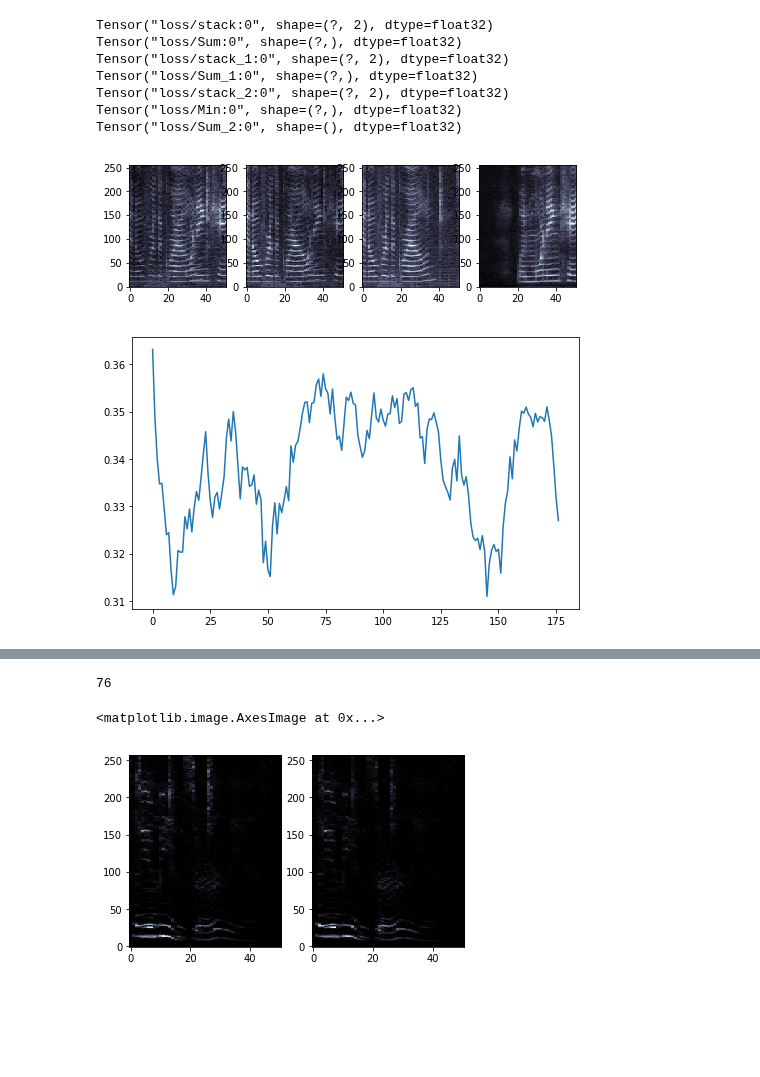
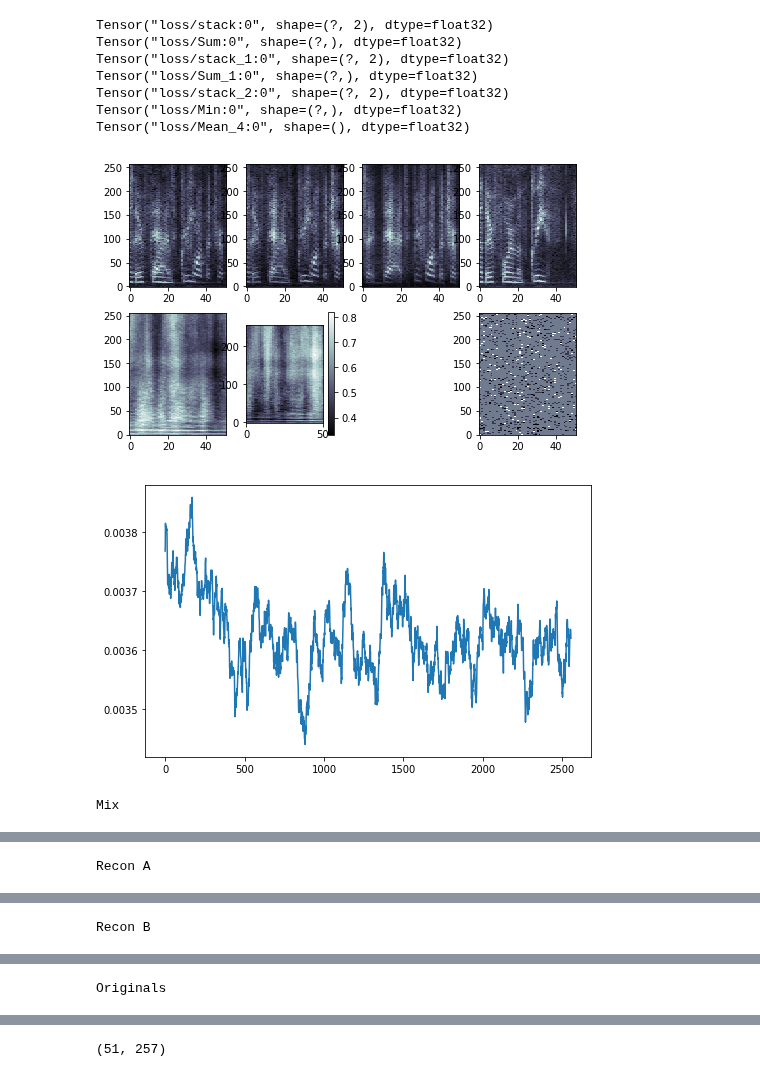
Before and after one commit to Lab41/Magnolia, a Jupyter notebook: sandbox/pit-demo/pitter-patter.ipynb, the cells around one changed output, grey strips where cells are left out. Drawn from its saved outputs; the diff is of its cells as text; code cells hidden in the pictures; blank space fills up the shorter version.

```diff
--- a/sandbox/pit-demo/pitter-patter.ipynb
+++ b/sandbox/pit-demo/pitter-patter.ipynb
@@ -17,8 +23,7 @@ from magnolia.factorization.pit import PITModel
 num_srcs = 2
 num_steps = 51
 num_freq_bins = 257
-batch_size = 64
-
+batch_size = 512
 
 def moving_average(a, n=3):
     ret = np.cumsum(a, dtype=float)
@@ -37,7 +42,7 @@ def scale_spectrogram(spectrogram):
 # %%
 tf.reset_default_graph()
 
-model = PITModel('pit-s-dnn', num_srcs, num_steps, num_freq_bins)
+model = PITModel('pit-s-dnn', num_srcs, num_steps, num_freq_bins, learning_rate=0.0005)
 sess = tf.Session()
 sess.run(tf.global_variables_initializer())
 
@@ -49,7 +54,7 @@ Tensor("loss/stack_1:0", shape=(?, 2), dtype=float32)
 Tensor("loss/Sum_1:0", shape=(?,), dtype=float32)
 Tensor("loss/stack_2:0", shape=(?, 2), dtype=float32)
 Tensor("loss/Min:0", shape=(?,), dtype=float32)
-Tensor("loss/Sum_2:0", shape=(), dtype=float32)
+Tensor("loss/Mean_4:0", shape=(), dtype=float32)
 # %%
 librispeech_dev = "/local_data/teams/magnolia/librispeech/processed_dev-clean.h5"
 librispeech_train = "/local_data/teams/magnolia/librispeech/processed_train-clean-100.h5"
@@ -57,30 +62,54 @@ librispeech_train = "/local_data/teams/magnolia/librispeech/processed_train-clea
 mixed_features = FeatureMixer([librispeech_dev, librispeech_dev], shape=(num_steps, None))
 data_batches = batcher(mixed_features, batch_size)
 # %%
-for i, batch in enumerate(islice(data_batches, 200)):
+%pdb off
+for i, batch in enumerate(islice(data_batches, 200000)):
     batch_features, batch_ref1, batch_ref2 = batch
     batch_ref1_norm, batch_ref1_norm_phase = scale_spectrogram(batch_ref1)
     batch_ref2_norm, batch_ref2_norm_phase = scale_spectrogram(batch_ref2)
     batch_features_norm, batch_features_norm_phase = scale_spectrogram(batch_features)
     data = {
         model.X_in: batch_features_norm,
         model.y_in: np.stack((batch_ref1_norm, batch_ref2_norm), axis=1)
         }
     sess.run(model.optimize, feed_dict=data)
     loss = sess.run(model.loss, feed_dict=data)
     losses.append(loss)
     prediction = sess.run(model.predict, data)
+    masks = sess.run(model.mask, data)
 
     if i % 10 == 0:
+        orig = sf.reconstruct(batch_features[0], batch_features[0], fs=10000, window_size=None, step_size=0.0256)
+        recon_a = sf.reconstruct(prediction[0,0]**2, batch_features[0], fs=10000, window_size=None, step_size=0.0256)
+        recon_b = sf.reconstruct(prediction[0,1]**2, batch_features[0], fs=10000, window_size=None, step_size=0.0256)
+        orig_a = sf.reconstruct(batch_ref1[0], batch_ref1[0], fs=10000, window_size=None, step_size=0.0256)
+        orig_b = sf.reconstruct(batch_ref2[0], batch_ref2[0], fs=10000, window_size=None, step_size=0.0256)
+
         display.clear_output(wait=True)
         plt.figure(figsize=(8,5))
-        plt.subplot(1,4,1); plt.imshow(np.sqrt(prediction[0,0].T), cmap='bone', origin='lower', aspect=0.25)
-        plt.subplot(1,4,2); plt.imshow(np.sqrt(prediction[0,1].T), cmap='bone', origin='lower', aspect=0.25)
-        plt.subplot(1,4,3); plt.imshow(np.sqrt(batch_ref1_norm[0].T), cmap='bone', origin='lower', aspect=0.25)
-        plt.subplot(1,4,4); plt.imshow(np.sqrt(batch_ref2_norm[0].T), cmap='bone', origin='lower', aspect=0.25)
+        plt.subplot(2,4,1); plt.imshow(np.sqrt(prediction[0,0].T), cmap='bone', origin='lower', aspect=0.25)
+        plt.subplot(2,4,2); plt.imshow(np.sqrt(prediction[0,1].T), cmap='bone', origin='lower', aspect=0.25)
+        plt.subplot(2,4,3); plt.imshow(np.sqrt(batch_ref1_norm[0].T), cmap='bone', origin='lower', aspect=0.25)
+        plt.subplot(2,4,4); plt.imshow(np.sqrt(batch_ref2_norm[0].T), cmap='bone', origin='lower', aspect=0.25)
+        plt.subplot(2,4,5); plt.imshow(masks[0,0].T, cmap='bone', origin='lower', aspect=0.25)
+        plt.subplot(2,4,6); plt.imshow(masks[1,0].T, cmap='bone', origin='lower', aspect=0.25)
+        plt.colorbar()
+        plt.subplot(2,4,8); plt.imshow(np.sum(masks[:,0], axis=0).T, cmap='bone', origin='lower', aspect=0.25)
+
+
         plt.figure(figsize=(8,5))
-        plt.plot(moving_average(losses, 15))
+        plt.plot(moving_average(losses, 50))
         plt.show()
+        print("Mix")
+        display.display(display.Audio(orig, rate=10000))
+        print("Recon A")
+        display.display(display.Audio(recon_a, rate=10000))
+        print("Recon B")
+        display.display(display.Audio(recon_b, rate=10000))
+        print("Originals")
+        display.display(display.Audio(orig_a, rate=10000))
+        display.display(display.Audio(orig_b, rate=10000))
 # %% [output]
-[figure, old version]
+[figure, new version]
-[figure, old version]
+[figure, new version]
+Mix
@@ -86,0 +117 @@ for i, batch in enumerate(islice(data_batches, 200)):
+Recon A
@@ -86,0 +119 @@ for i, batch in enumerate(islice(data_batches, 200)):
+Recon B
@@ -86,0 +121 @@ for i, batch in enumerate(islice(data_batches, 200)):
+Originals
@@ -87,3 +124,7 @@ for i, batch in enumerate(islice(data_batches, 200)):
+# %%
+masks[:,0].sum(axis=0).shape
+# %% [output]
+(51, 257)
 # %%
 mix, a, b = next(mixed_features)
 #mix_fake = np.random.rand(205,257).astype(np.float32)
@@ -92,7 +133,3 @@ plt.subplot(1,2,1)
 plt.imshow(sources[0].T, origin='lower', aspect=1/4,cmap='bone')
 plt.subplot(1,2,2)
 plt.imshow(sources[1].T, origin='lower', aspect=1/4,cmap='bone')
-# %% [output]
-76
-<matplotlib.image.AxesImage at 0x...>
-[figure, removed]
```
Also changed, not shown: parts of 8 cells of this notebook.
